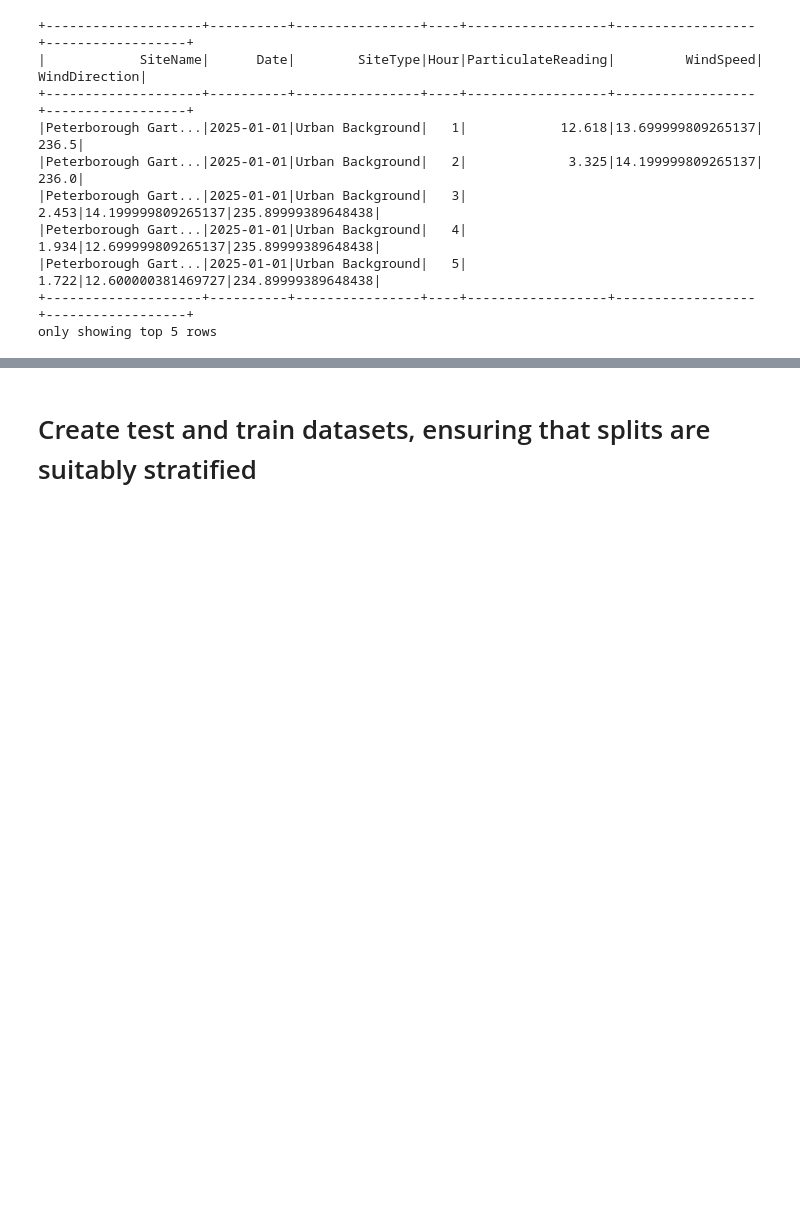
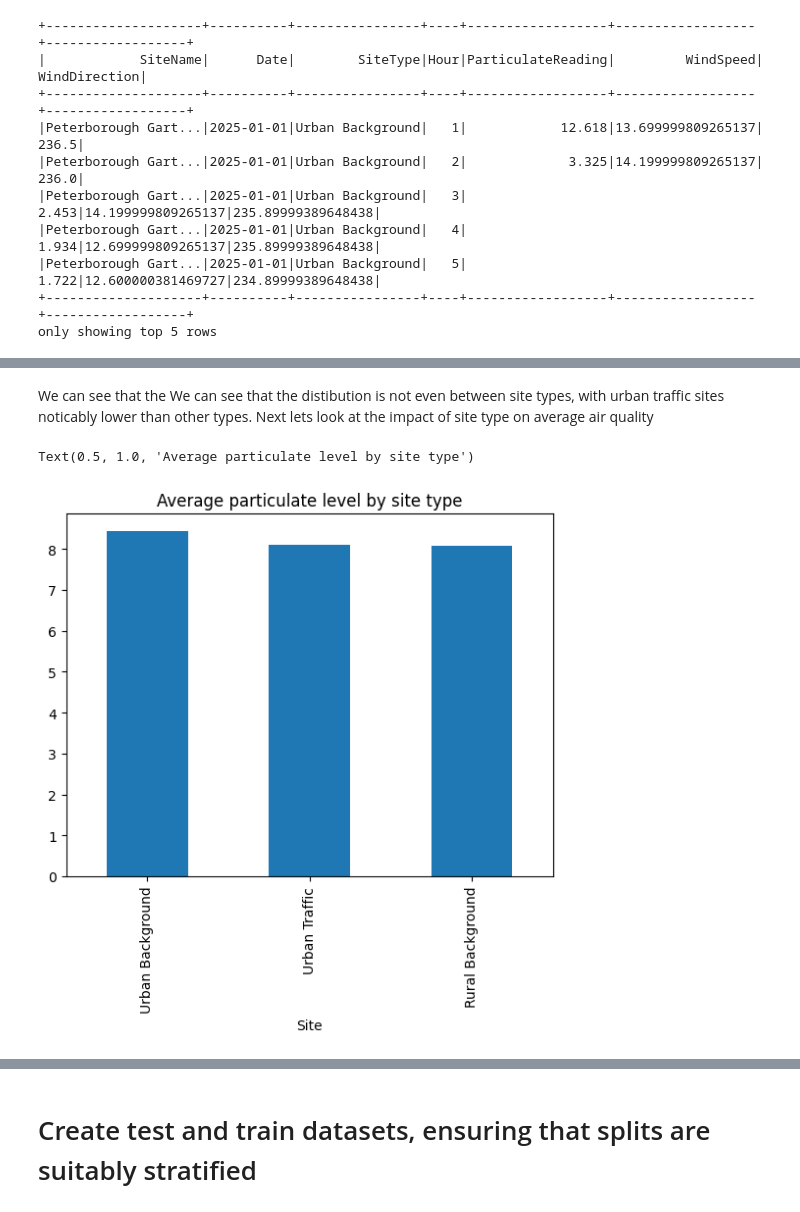
Before and after one commit to Pirate-Dan/MOD006902-Air-Quality, a Jupyter notebook: AirQualityModel.ipynb, the cells around one changed output, grey strips where cells are left out. Drawn from its saved outputs; the diff is of its cells as text; code cells hidden in the pictures; blank space fills up the shorter version.

```diff
--- a/AirQualityModel.ipynb
+++ b/AirQualityModel.ipynb
@@ -499,0 +519,17 @@ chck.groupby('SiteName').count().sort_index()
+# %% [markdown]
+We can see that the We can see that the distibution is not even between site types, with urban traffic sites noticably lower than other types.  Next lets look at the impact of site type on average air quality
+# %%
+site_AQ = df_tidy.select('SiteType','ParticulateReading')
+site = [x[0] for x in site_AQ.groupBy('SiteType').avg().collect()]
+avg = [x[1] for x in site_AQ.groupBy('SiteType').avg().collect()]
+#combine into dataframe
+site=pd.DataFrame({'Site':site, 'Average':avg})
+site.head()
+#plot as bar chart
+site.sort_values('Average',ascending=False).plot(kind='bar',x='Site',y='Average',legend=False)
+plt.xlabel='Site Type'
+plt.ylabel='Average Particulate Level'
+plt.title('Average particulate level by site type')
+# %% [output]
+Text(0.5, 1.0, 'Average particulate level by site type')
+[figure, added]
```
Also changed, not shown: parts of 20 cells of this notebook.
